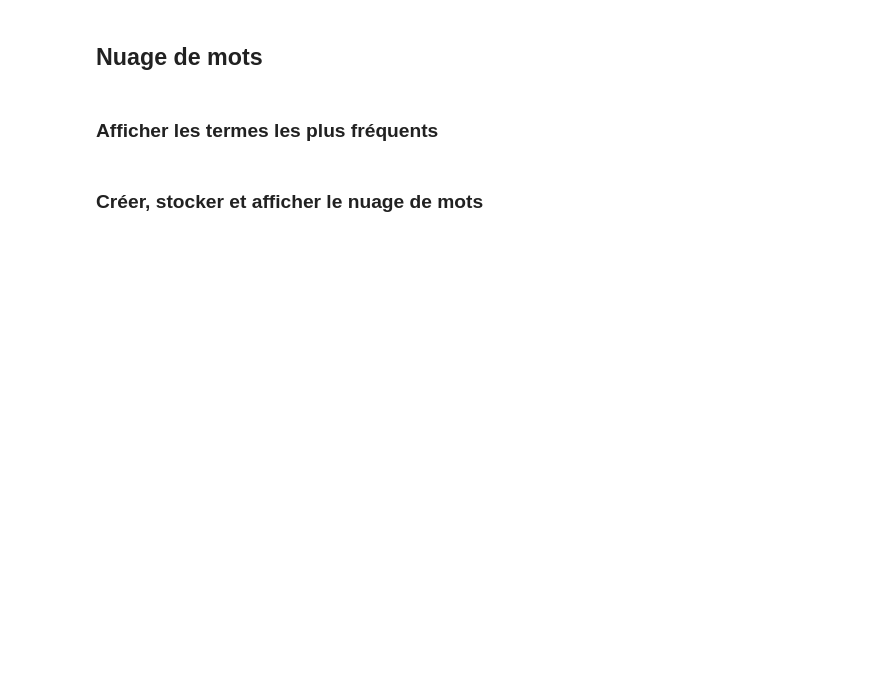
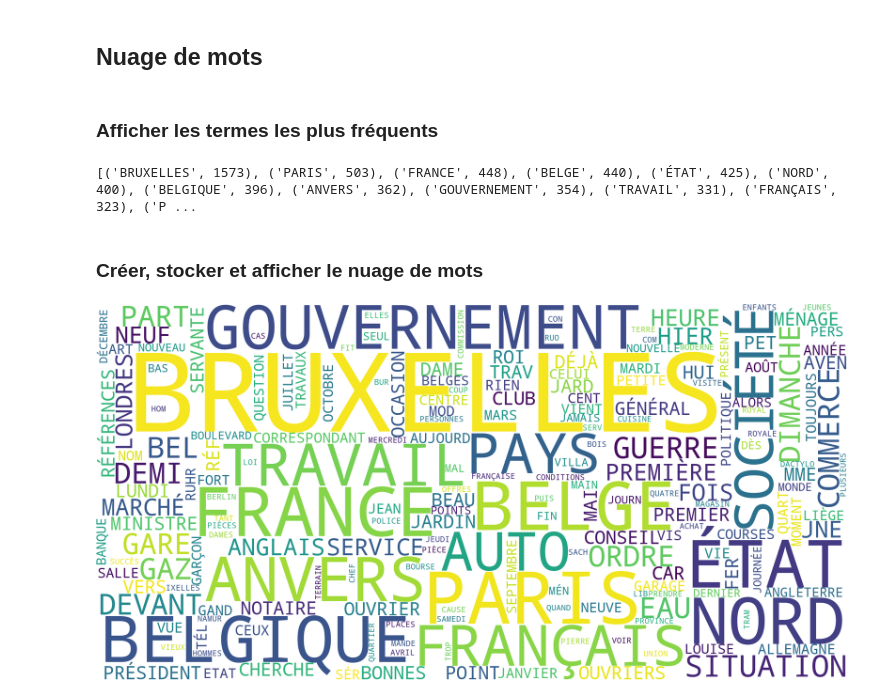
Before and after one commit to Ste640/tac, a Jupyter notebook: tps/tp2/s2_wordcloud.ipynb, the cells around one changed output. Drawn from its saved outputs; the diff is of its cells as text; code cells hidden in the pictures; blank space fills up the shorter version.

```diff
--- a/tps/tp2/s2_wordcloud.ipynb
+++ b/tps/tp2/s2_wordcloud.ipynb
@@ -27,6 +45,6 @@ year = 1945
 # %%
-# Lister les fichiers de cette année
-data_path = '../data'
-txt_path = '../data/txt'
-txts = [f for f in os.listdir(txt_path) if os.path.isfile(os.path.join(txt_path, f)) and str(year) in f]
+txt_path = '../../data/txt'
+temp_path = '../../data/tmp'
+txts = [f for f in os.listdir(txt_path)
+        if f.endswith('.txt') and f.startswith(f"KB_JB838_{year}-")]
 len(txts)
@@ -45,6 +69,6 @@ content_list[0][0:200]
 # %%
 # Ecrire tout le contenu dans un fichier temporaire
-temp_path = '../data/tmp'
+temp_path = '../../data/tmp'
 if not os.path.exists(temp_path):
     os.mkdir(temp_path)
 with open(os.path.join(temp_path, f'{year}.txt'), 'w', encoding='utf-8') as f:
@@ -91,10 +121,14 @@ after[:500]
 ### Afficher les termes les plus fréquents
 # %%
 frequencies = Counter(after.split())
-print(frequencies.most_common(10))
+print(frequencies.most_common(30))
+# %% [output]
+[('BRUXELLES', 1573), ('PARIS', 503), ('FRANCE', 448), ('BELGE', 440), ('ÉTAT', 425), ('NORD', 400), ('BELGIQUE', 396), ('ANVERS', 362), ('GOUVERNEMENT', 354), ('TRAVAIL', 331), ('FRANÇAIS', 323), ('P ...
 # %% [markdown]
 ### Créer, stocker et afficher le nuage de mots
 # %%
 cloud = WordCloud(width=2000, height=1000, background_color='white').generate_from_frequencies(frequencies)
-cloud.to_file(os.path.join(temp_path, f"{year}.png"))
-Image(filename=os.path.join(temp_path, f"{year}.png"))
+cloud.to_file(os.path.join(temp_path, f"{year}_v5.png"))
+Image(filename=os.path.join(temp_path, f"{year}_v5.png"))
+# %% [output]
+[figure, added]
```
Also changed, not shown: parts of 9 cells of this notebook.
